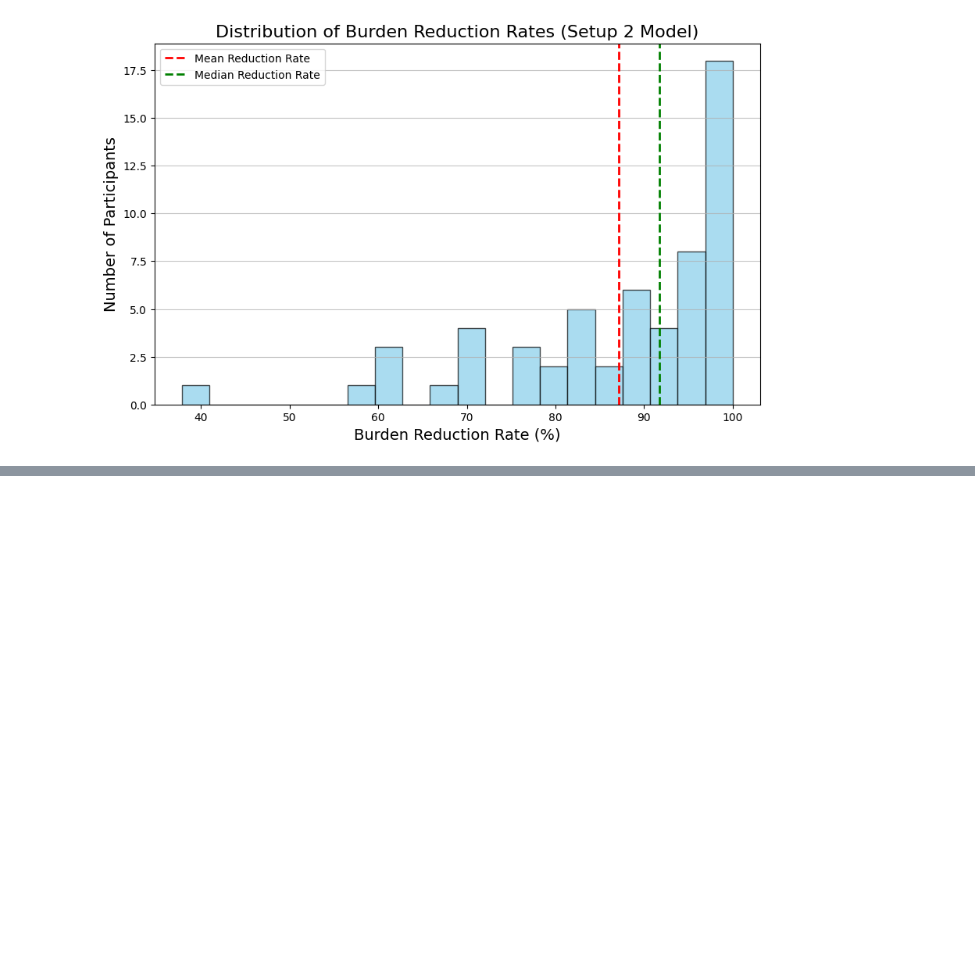
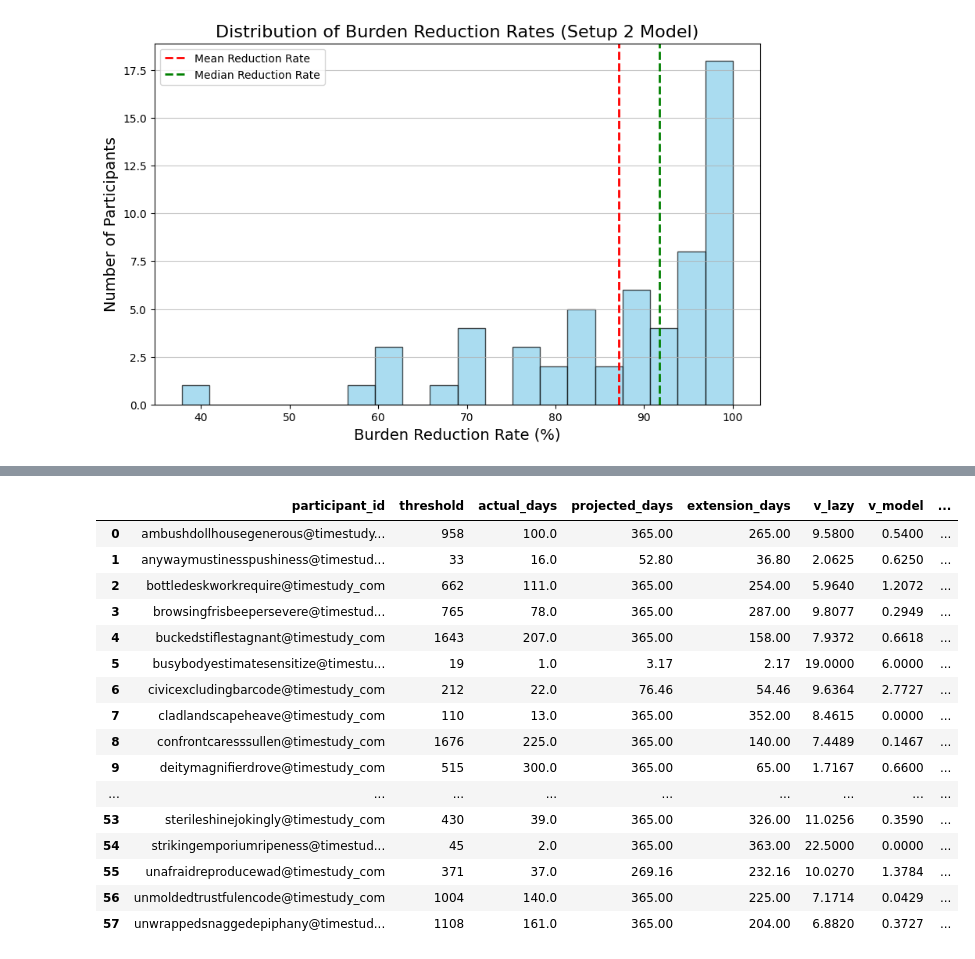
Before and after one commit to adityaponnada/real_time_prompting, a Jupyter notebook: withdrew_hybrid_eval.ipynb, the cells around one changed output, grey strips where cells are left out. Cells and saved outputs as stored; diff of their text form; code cells hidden in the pictures; blank space fills up the shorter version.

```diff
--- a/withdrew_hybrid_eval.ipynb
+++ b/withdrew_hybrid_eval.ipynb
@@ -683,0 +772,20 @@ plt.show()
+# %%
+df_extension_s2
+# %% [output]
+|  | participant_id | threshold | actual_days | projected_days | extension_days | v_lazy | v_model | ... |
+| 0 | ambushdollhousegenerous@timestudy... | 958 | 100.0 | 365.00 | 265.00 | 9.5800 | 0.5400 | ... |
+| 1 | anywaymustinesspushiness@timestud... | 33 | 16.0 | 52.80 | 36.80 | 2.0625 | 0.6250 | ... |
+| 2 | bottledeskworkrequire@timestudy_com | 662 | 111.0 | 365.00 | 254.00 | 5.9640 | 1.2072 | ... |
+| 3 | browsingfrisbeepersevere@timestud... | 765 | 78.0 | 365.00 | 287.00 | 9.8077 | 0.2949 | ... |
+| 4 | buckedstiflestagnant@timestudy_com | 1643 | 207.0 | 365.00 | 158.00 | 7.9372 | 0.6618 | ... |
+| 5 | busybodyestimatesensitize@timestu... | 19 | 1.0 | 3.17 | 2.17 | 19.0000 | 6.0000 | ... |
+| 6 | civicexcludingbarcode@timestudy_com | 212 | 22.0 | 76.46 | 54.46 | 9.6364 | 2.7727 | ... |
+| 7 | cladlandscapeheave@timestudy_com | 110 | 13.0 | 365.00 | 352.00 | 8.4615 | 0.0000 | ... |
+| 8 | confrontcaresssullen@timestudy_com | 1676 | 225.0 | 365.00 | 140.00 | 7.4489 | 0.1467 | ... |
+| 9 | deitymagnifierdrove@timestudy_com | 515 | 300.0 | 365.00 | 65.00 | 1.7167 | 0.6600 | ... |
+| ... | ... | ... | ... | ... | ... | ... | ... | ... |
+| 53 | sterileshinejokingly@timestudy_com | 430 | 39.0 | 365.00 | 326.00 | 11.0256 | 0.3590 | ... |
+| 54 | strikingemporiumripeness@timestud... | 45 | 2.0 | 365.00 | 363.00 | 22.5000 | 0.0000 | ... |
+| 55 | unafraidreproducewad@timestudy_com | 371 | 37.0 | 269.16 | 232.16 | 10.0270 | 1.3784 | ... |
+| 56 | unmoldedtrustfulencode@timestudy_com | 1004 | 140.0 | 365.00 | 225.00 | 7.1714 | 0.0429 | ... |
+| 57 | unwrappedsnaggedepiphany@timestud... | 1108 | 161.0 | 365.00 | 204.00 | 6.8820 | 0.3727 | ... |
```
Also changed, not shown: parts of 8 cells of this notebook.
